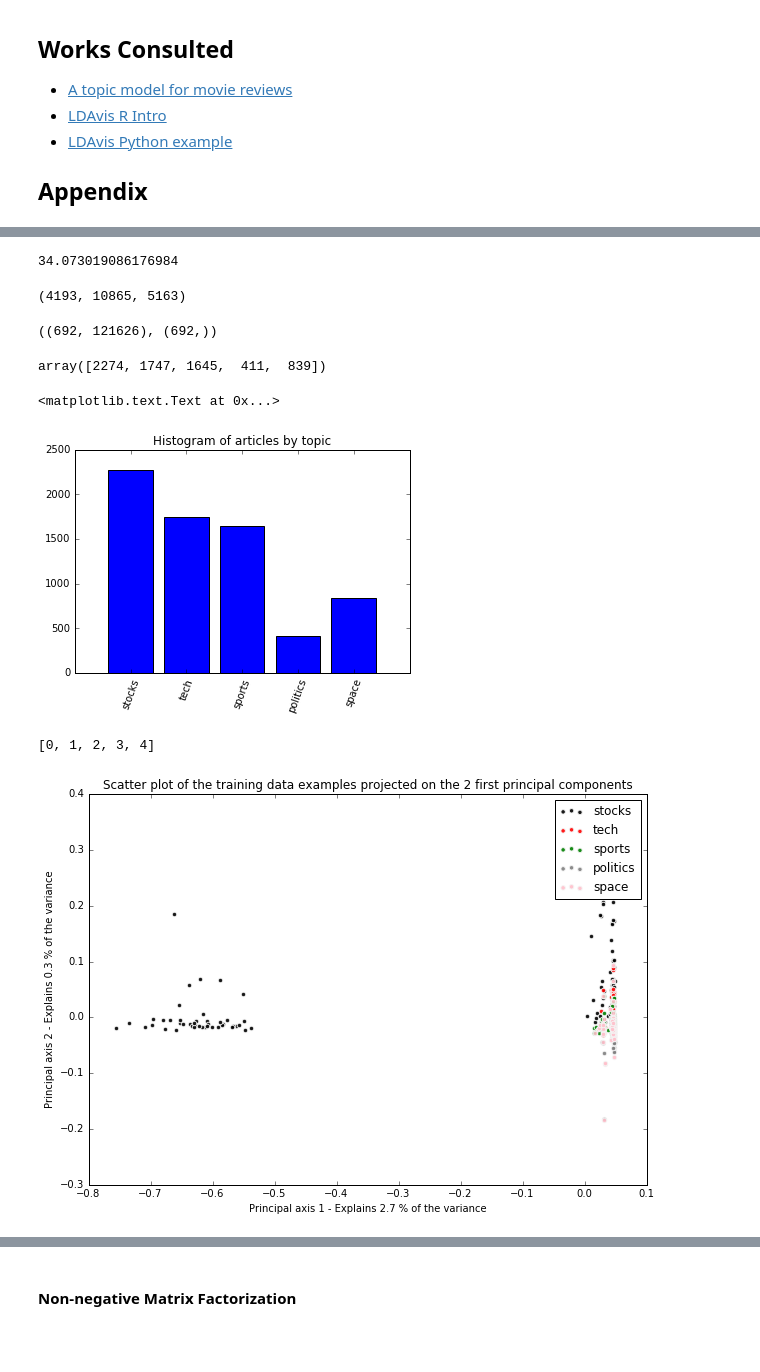
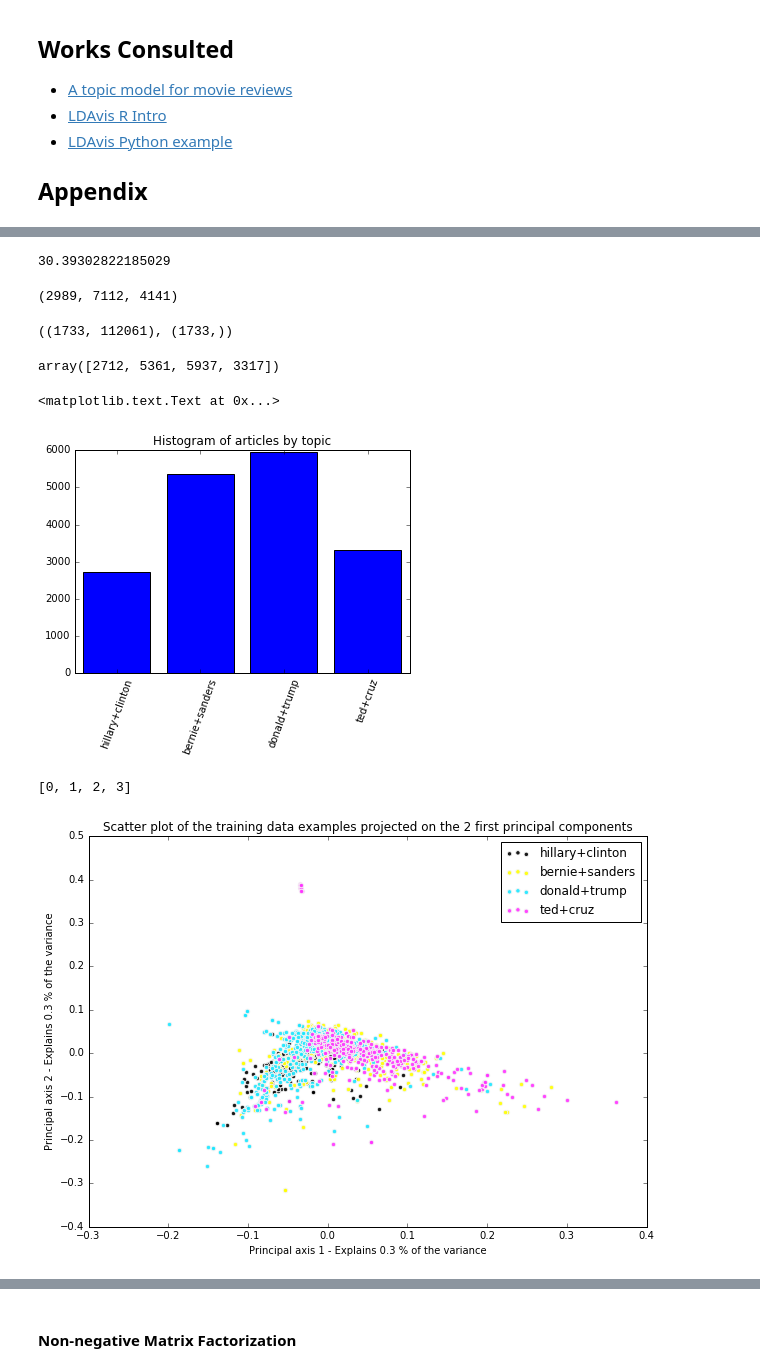
Before and after one commit to KobaKhit/Data-mining-using-NLP, a Jupyter notebook: draft/simple-intro.ipynb, the cells around one changed output, grey strips where cells are left out. Saved outputs shown, nothing was run; the diff lists cells and outputs as text; code cells hidden in the pictures; blank space fills up the shorter version.

Commit message:
election ex

```diff
--- a/draft/simple-intro.ipynb
+++ b/draft/simple-intro.ipynb
@@ -73,7 +73,7 @@ sex :  10450
 # %%
-if os.path.isfile("../scripts/2016-05-31-diff-topics.json"):
+if os.path.isfile("../scripts/2016-05-11-election-data.json"):
     # load saved data
-    with open('../scripts/2016-05-31-diff-topics.json') as json_data:
+    with open('../scripts/2016-05-11-election-data.json') as json_data:
         articles = json.load(json_data)["data"]
     print("Loaded " + str(len(articles)) + " articles.")
 else:
@@ -114,8 +114,10 @@ for i in articles:
 # some articles are missing lead paragraph and abstract. just use snippets for now
 # data = [re.sub(r'(<.*>)','',x['snippet']) for x in unique_articles if x['user_topic'] in
 #         ['donald+trump','hillary+clinton', 'bernie+sanders', 'ted+cruz']]
-data = [re.sub(r'(<.*>)','',x['snippet']) for x in unique_articles]
-words = set([ y for x in unique_articles for y in x['snippet'].split(" ")])
+# data = [re.sub(r'(<.*>)','',x['snippet']) for x in unique_articles]
+data = [re.sub(r'(<.*>)','',x['snippet']) for x in articles if x['user_topic'] in ['donald+trump','hillary+clinton','bernie+sanders','ted+cruz']]
+
+words = set([ y for x in articles for y in x['snippet'].split(" ")])
 
 # show html tags
 [x for x in words if "<" in x][0:5]
@@ -164,7 +166,8 @@ No Nones. Good to go.
 # label = [ x['user_topic'] for x in unique_articles if x['user_topic'] in
 #         ['donald+trump','hillary+clinton', 'bernie+sanders', 'ted+cruz']]
 
-label = [ x['user_topic'] for x in unique_articles]
+# label = [ x['user_topic'] for x in unique_articles]
+label = [ x['user_topic'] for x in articles if x['user_topic'] in ['donald+trump','hillary+clinton','bernie+sanders','ted+cruz']]
 classes = list(set(label))
 label[-5:-1]
 # %% [output]
@@ -217,7 +220,7 @@ Number of columns:  121626
 # i.e. average number of words with non-zero IDFxTF by article
 vectors.nnz / float(vectors.shape[0])
 # %% [output]
-34.073019086176984
+30.39302822185029
 # %%
 import nltk
 
@@ -233,7 +236,7 @@ verb_idx = [vocab.index(x[0]) for x in tagged_words if x[1][0:2] == 'VB']
 # %%
 len(adj_idx), len(noun_idx), len(verb_idx)
 # %% [output]
-(4193, 10865, 5163)
+(2989, 7112, 4141)
 # %%
 from sklearn.cross_validation import train_test_split
 
@@ -241,12 +244,12 @@ a, data_, b, target_ = train_test_split(vectors, target, test_size=0.1, random_s
 a,b, data_ = 0,0, data_.todense()
 data_.shape, target_.shape
 # %% [output]
-((692, 121626), (692,))
+((1733, 112061), (1733,))
 # %%
 counts = np.bincount(target)
 counts
 # %% [output]
-array([2274, 1747, 1645,  411,  839])
+array([2712, 5361, 5937, 3317])
 # %%
 # Plot histogram of topics
 plt.bar(list(set(target_)),counts, align='center')
@@ -254,43 +257,45 @@ plt.xticks(list(set(target_)),classes, rotation=70)
 plt.title("Histogram of articles by topic")
 # %% [output]
 <matplotlib.text.Text at 0x...>
-[figure, old version]
+[figure, new version]
 # %%
 list(set(target_))
 # %% [output]
-[0, 1, 2, 3, 4]
+[0, 1, 2, 3]
 # %%
 # plot first two principal components
 from sklearn.decomposition import PCA
 from sklearn.preprocessing import normalize
 
 data_ = normalize(data_)
 
 pca = PCA(n_components=2).fit(data_)
 data2D = pca.transform(data_)
 
-# plt.scatter(data2D[:,0], data2D[:,1], c=target_)
-
 fig = plt.figure(figsize=(10, 7))
 ax = fig.add_subplot(1, 1, 1)
-colors = ['black','red','green','grey', 'pink']
+# colors = ['black','red','green','grey', 'purple']
+colors = ["#000000", "#FFFF00", "#1CE6FF", "#FF34FF", "#FF4A46", "#008941", "#006FA6", "#A30059",
+        "#FFDBE5", "#7A4900", "#0000A6"]
+# cmap = plt.get_cmap('Dark2')
+# colors = [cmap(i) for i in list(set(target_))]
 for color, label, class_ix in zip(
         colors, classes, list(set(target_))):
     ax.scatter(data2D[np.where(target_ == class_ix),0],
                data2D[np.where(target_ == class_ix),1],
                color=color, edgecolor='whitesmoke',
                linewidth='1', alpha=0.9, label=label)
     ax.legend(loc='best')
 plt.title(
     "Scatter plot of the training data examples projected on the "
     "2 first principal components")
 plt.xlabel("Principal axis 1 - Explains %.1f %% of the variance" % (
     pca.explained_variance_ratio_[0] * 100.0))
 plt.ylabel("Principal axis 2 - Explains %.1f %% of the variance" % (
     pca.explained_variance_ratio_[1] * 100.0))
 plt.show()
 # %% [output]
-[figure, old version]
+[figure, new version]
 # %%
 X_train, X_test, y_train, y_test = train_test_split(vectors, target,
                                                     test_size=0.2, random_state=1729)
```
Also changed, not shown: parts of 22 cells of this notebook, 3 other files.
